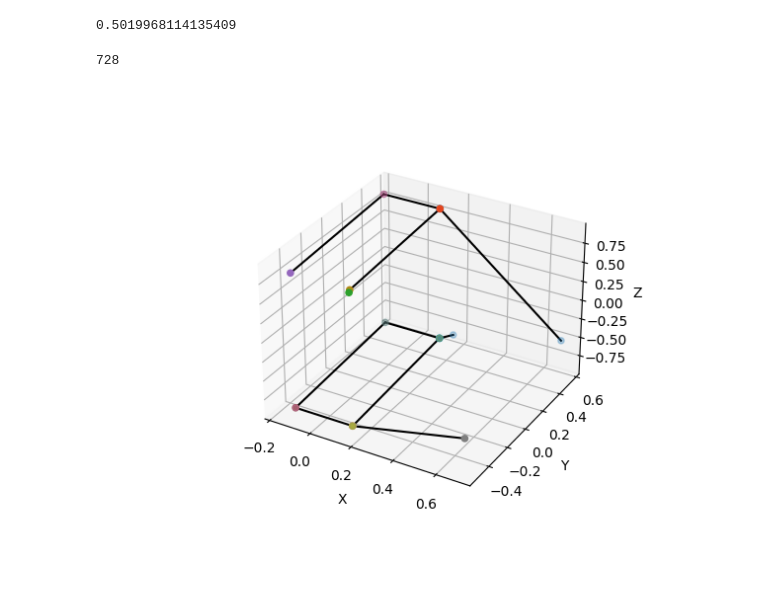
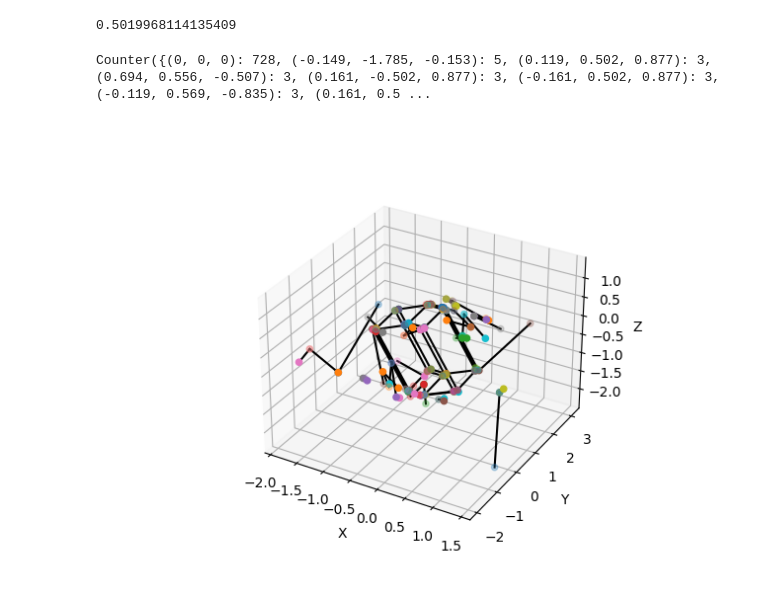
Before and after one commit to Kugetsu/vscode_git, a Jupyter notebook: template/fbz.ipynb, the cells around one changed output. Cells and saved outputs as stored; diff of their text form; code cells hidden in the pictures.

```diff
--- a/template/fbz.ipynb
+++ b/template/fbz.ipynb
@@ -93,37 +93,37 @@ for i in range(len(vectors)):
     for j in range(i+1, len(vectors)):
         cross = np.cross(vectors[i], vectors[j])
         if np.linalg.norm(cross) != 0:
-            point_list[i][j] = tuple(result_center[i][j])
+            point_list[i][j] = np.around(tuple(result_center[i][j]),3)
 
 coordinate_counts = Counter(tuple(point) for sublist in point_list for sublist2 in sublist for point in sublist2)
 
-print(coordinate_counts.get((0,0,0),0))
+print(coordinate_counts)
 # %% [output]
-728
+Counter({(0, 0, 0): 728, (-0.149, -1.785, -0.153): 5, (0.119, 0.502, 0.877): 3, (0.694, 0.556, -0.507): 3, (0.161, -0.502, 0.877): 3, (-0.161, 0.502, 0.877): 3, (-0.119, 0.569, -0.835): 3, (0.161, 0.5 ...
 # %%
 from mpl_toolkits.mplot3d import Axes3D
 
 
 %matplotlib widget
 
 fig = plt.figure()
 ax = plt.axes(projection='3d')
 
 for i in range(len(vectors)):
     for j in range(i+1,len(vectors)):
         cross=np.cross(vectors[i],vectors[j])
         if np.linalg.norm(cross) != 0:
-            x=[result_center[i][j][0][0],result_center[i][j][1][0]]
-            y=[result_center[i][j][0][1],result_center[i][j][1][1]]
-            z=[result_center[i][j][0][2],result_center[i][j][1][2]]
-            if coordinate_counts.get((result_center[i][j][0][0],result_center[i][j][0][1],result_center[i][j][0][2]),0)>=3 :
+            x=[np.around(result_center[i][j][0][0],3),np.around(result_center[i][j][1][0],3)]
+            y=[np.around(result_center[i][j][0][1],3),np.around(result_center[i][j][1][1],3)]
+            z=[np.around(result_center[i][j][0][2],3),np.around(result_center[i][j][1][2],3)]
+            if coordinate_counts.get((np.around(result_center[i][j][0][0],3),np.around(result_center[i][j][0][1],3),np.around(result_center[i][j][0][2],3)),0)>=2 :
                 ax.scatter(x,y,z)
                 ax.plot([result_center[i][j][0][0],result_center[i][j][1][0]],[result_center[i][j][0][1],result_center[i][j][1][1]],[result_center[i][j][0][2],result_center[i][j][1][2]],color='black')
 
 ax.set_xlabel('X')
 ax.set_ylabel('Y')
 ax.set_zlabel('Z')
 
 plt.show()
 # %% [output]
-[figure, old version]
+[figure, new version]
```
Also changed, not shown: 5 other files.
